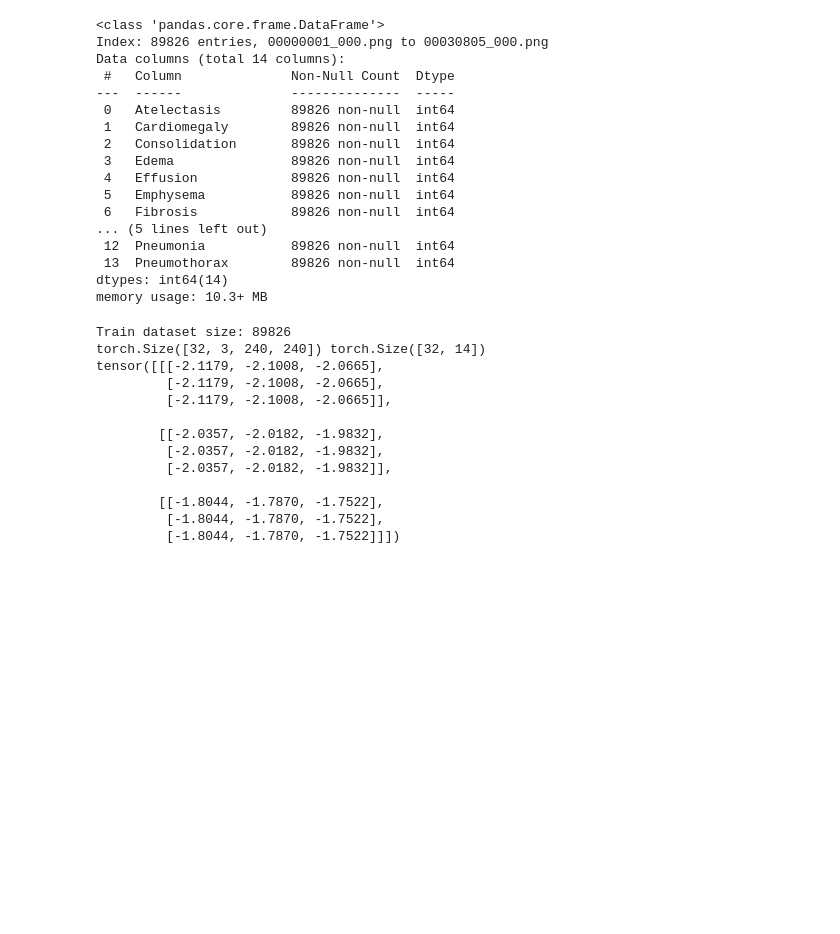
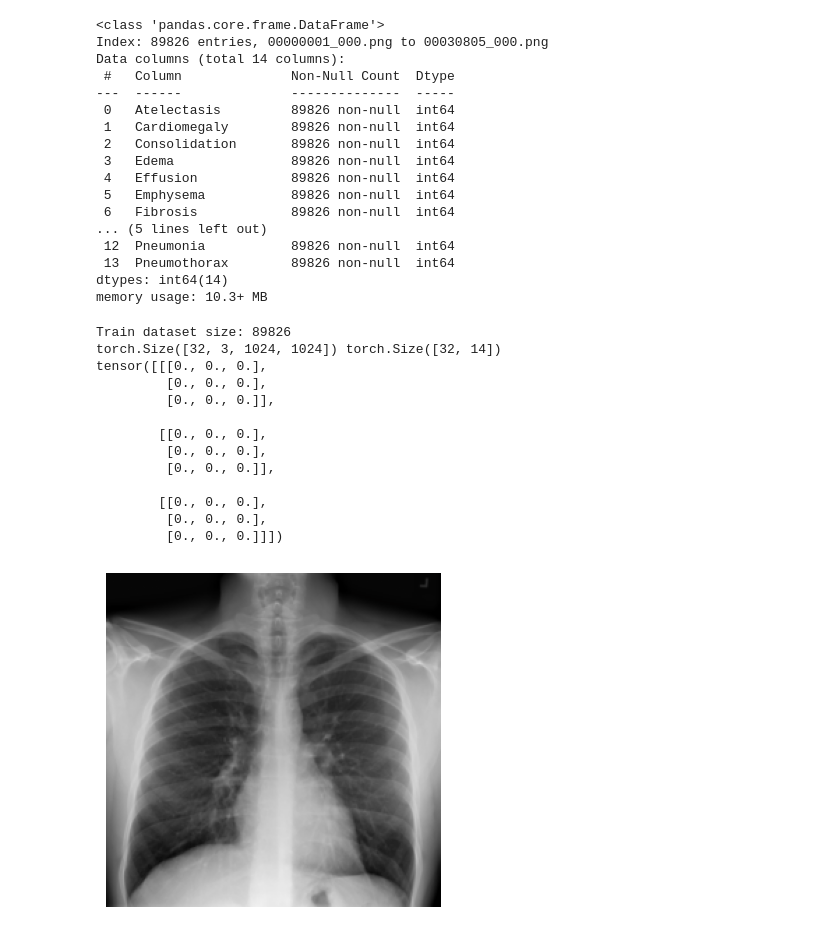
Before and after one commit to stpledger/xray_interpreter, a Jupyter notebook: scratchpad.ipynb, the cells around one changed output. Drawn from its saved outputs; the diff is of its cells as text; code cells hidden in the pictures; blank space fills up the shorter version.

```diff
--- a/scratchpad.ipynb
+++ b/scratchpad.ipynb
@@ -117,7 +117,12 @@ transform = T.Compose([
         T.Normalize(mean=[0.485, 0.456, 0.406], std=[0.229, 0.224, 0.225]) # EfficientNet's expectations
     ])
 
-train_dataset = ImageDataset('train', False, transform=transform)
+t = T.Compose([
+        T.Lambda(lambda img: img.convert("RGB") if img.mode != "RGB" else img),
+        T.ToTensor()
+    ])
+
+train_dataset = ImageDataset('train', False, transform=t)
 # test_dataset = ImageDataset('test', False)
 
 print(f"Train dataset size: {len(train_dataset)}")
@@ -133,15 +138,42 @@ for images, labels in train_loader:
     break
 # %% [output]
 Train dataset size: 89826
-torch.Size([32, 3, 240, 240]) torch.Size([32, 14])
-tensor([[[-2.1179, -2.1008, -2.0665],
-         [-2.1179, -2.1008, -2.0665],
-         [-2.1179, -2.1008, -2.0665]],
+torch.Size([32, 3, 1024, 1024]) torch.Size([32, 14])
+tensor([[[0., 0., 0.],
+         [0., 0., 0.],
+         [0., 0., 0.]],
 
-        [[-2.0357, -2.0182, -1.9832],
-         [-2.0357, -2.0182, -1.9832],
-         [-2.0357, -2.0182, -1.9832]],
+        [[0., 0., 0.],
+         [0., 0., 0.],
+         [0., 0., 0.]],
 
-        [[-1.8044, -1.7870, -1.7522],
-         [-1.8044, -1.7870, -1.7522],
-         [-1.8044, -1.7870, -1.7522]]])
+        [[0., 0., 0.],
+         [0., 0., 0.],
+         [0., 0., 0.]]])
+# %%
+import matplotlib.pyplot as plt
+
+def inv_transform(img_tensor):
+    # Invert the normalization
+    std = torch.tensor([0.229, 0.224, 0.225]).view(3, 1, 1)
+    mean = torch.tensor([0.485, 0.456, 0.406]).view(3, 1, 1)
+    inv_tensor = img_tensor * std + mean
+    inv_tensor = torch.clamp(inv_tensor, 0, 1)
+    return inv_tensor
+
+# Get one batch from the train loader
+images_batch, _ = next(iter(train_loader))
+
+plt.figure(figsize=(25, 25))
+for i in range(1):
+    # Invert normalization
+    img = inv_transform(images_batch[i])
+    # Convert tensor from [C, H, W] to [H, W, C]
+    img = img.permute(1, 2, 0).numpy()
+    plt.subplot(1, 5, i + 1)
+    plt.imshow(img)
+    plt.axis('off')
+
+plt.show()
+# %% [output]
+[figure, added]
```
Also changed, not shown: parts of 1 cell of this notebook, 4 other files.
